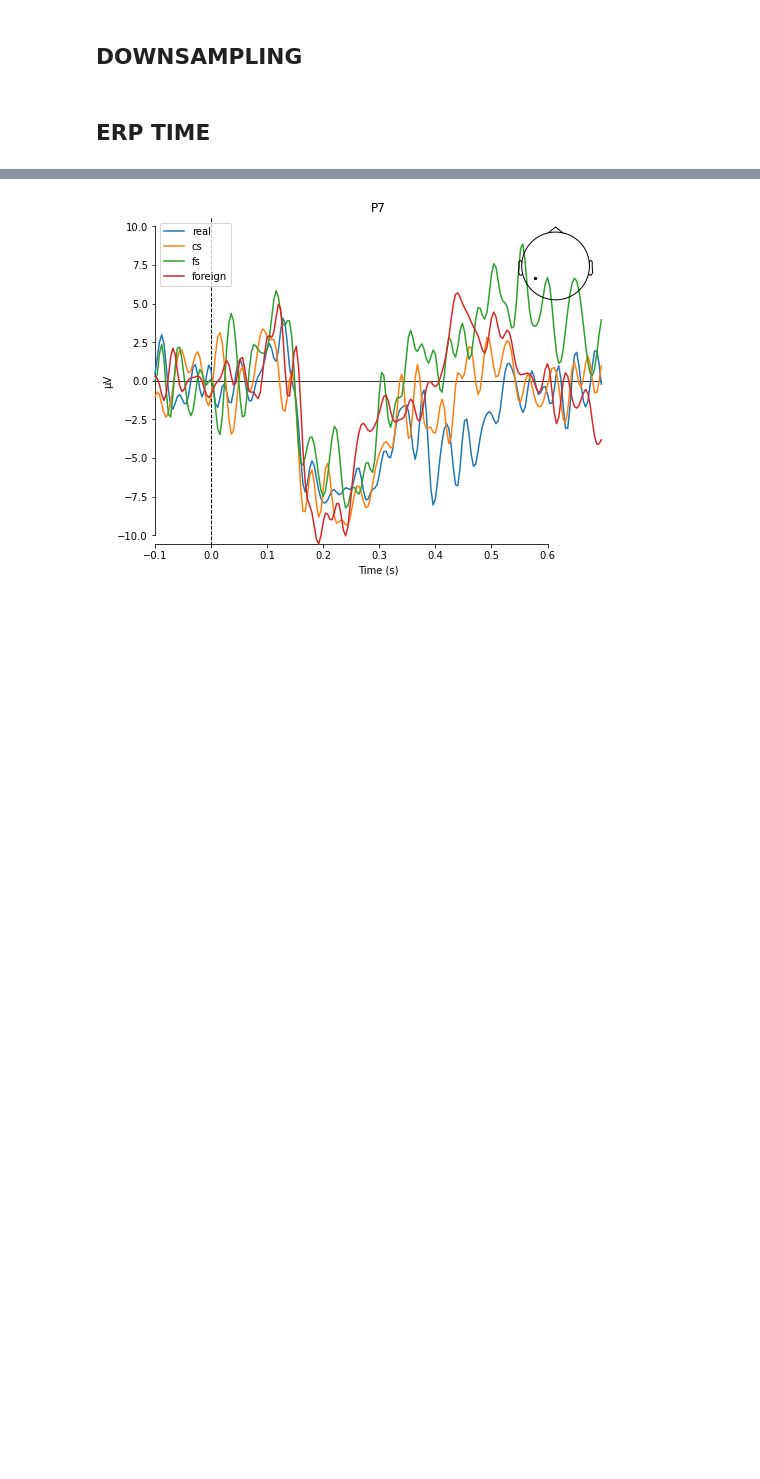
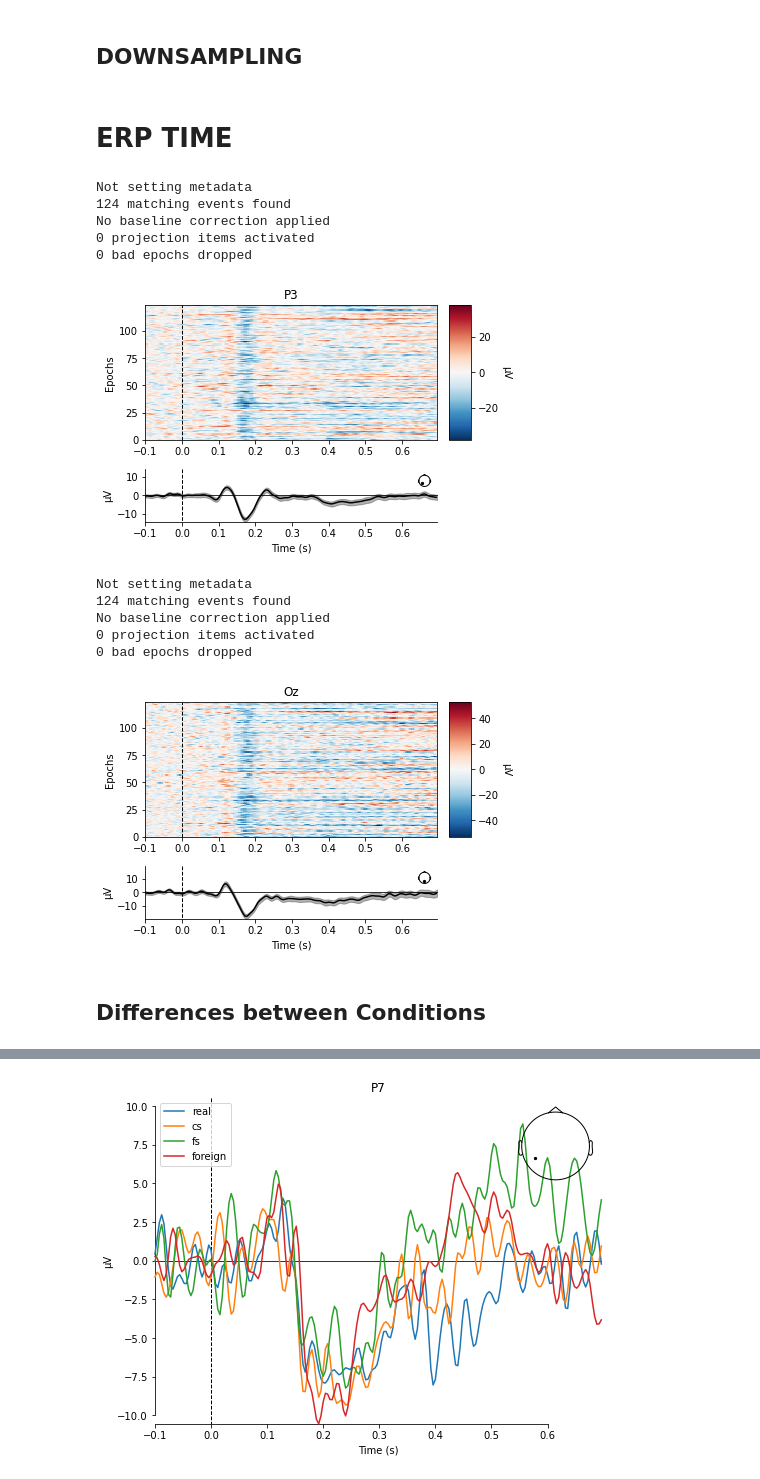
Before and after one commit to MinaAlmasi/neuro_exam, a Jupyter notebook: PREPROCESSING_EEG.ipynb, the cells around one changed output, grey strips where cells are left out. Cells and saved outputs as stored; diff of their text form; code cells hidden in the pictures; blank space fills up the shorter version.

```diff
--- a/PREPROCESSING_EEG.ipynb
+++ b/PREPROCESSING_EEG.ipynb
@@ -309,13 +331,26 @@ Only 7 out of 293 epochs have been dropped *dab*
 # downsampling to 250 Hz
 epochs_resampled = epochs.resample(250)
 # %% [markdown]
-## ERP TIME
+# ERP TIME
 # %%
 word_epochs = epochs_resampled['Word']
 decision_epochs = epochs_resampled['Decision']
 # %%
-word_epochs.plot_image(picks=["P3"]); # a bit behind wernickes area
-word_epochs.plot_image(picks=["Oz"]); # occipital lobe, all the way at the back of the head
-
-decision_epochs.plot_image(picks=["P3"]);
+word_epochs.plot_image(picks=["P3"]);
+word_epochs.plot_image(picks=["Oz"]);
+# %% [output]
+Not setting metadata
+124 matching events found
+No baseline correction applied
+0 projection items activated
+0 bad epochs dropped
+[figure, added]
+Not setting metadata
+124 matching events found
+No baseline correction applied
+0 projection items activated
+0 bad epochs dropped
+[figure, added]
+# %% [markdown]
+## Differences between Conditions
 # %%
```
Also changed, not shown: parts of 15 cells of this notebook, 2 other files.
